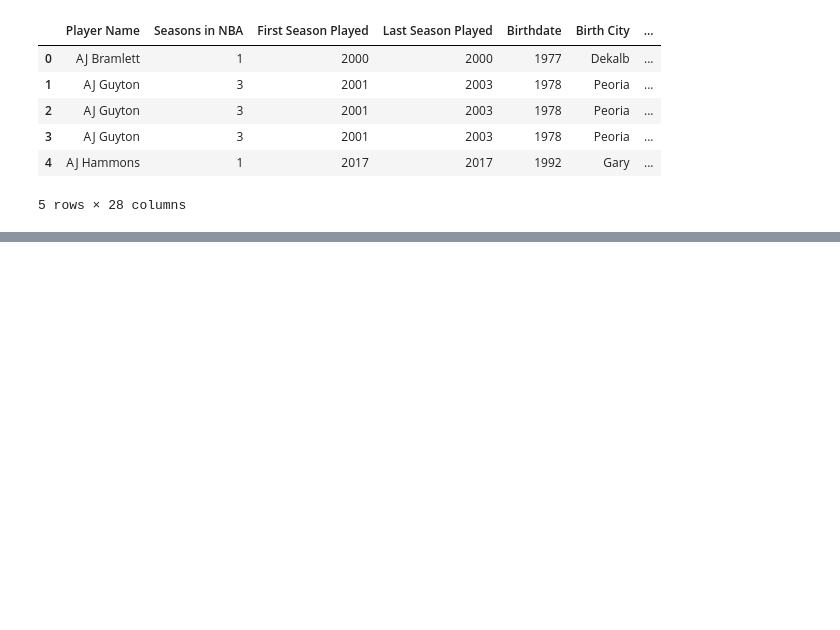
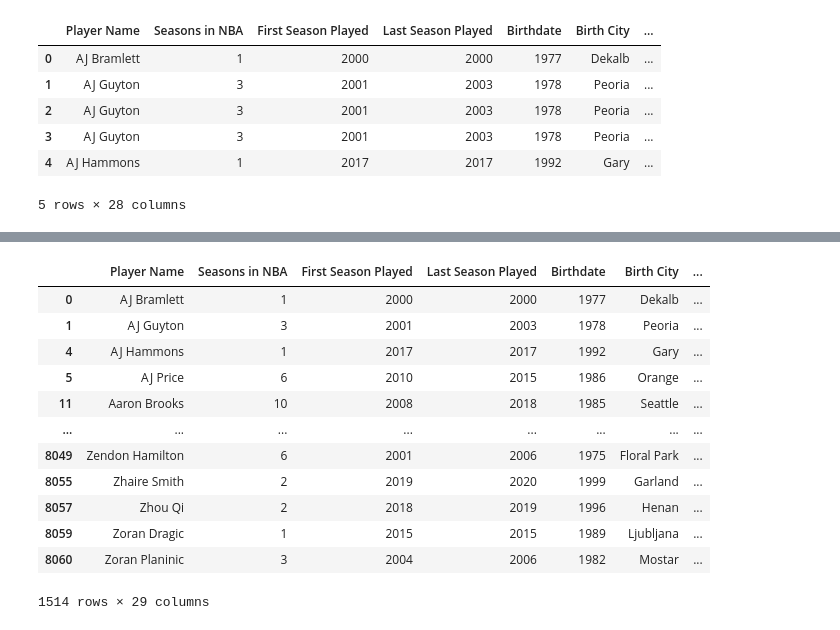
Before and after one commit to emitropoulos/Project-1, a Jupyter notebook: nba_analysis.ipynb, the cells around one changed output, grey strips where cells are left out. Cells and saved outputs as stored; diff of their text form; code cells hidden in the pictures; blank space fills up the shorter version.

```diff
--- a/nba_analysis.ipynb
+++ b/nba_analysis.ipynb
@@ -387,0 +382,18 @@ region_bar_data.plot(kind = 'bar', figsize = (10,5), color = 'blue', align = 'ce
+# %%
+# Remove Duplicates
+no_dup_nba_region_data = adding_stadiums.drop_duplicates(subset="Player Name")
+no_dup_nba_region_data
+# %% [output]
+|  | Player Name | Seasons in NBA | First Season Played | Last Season Played | Birthdate | Birth City | ... |
+| 0 | AJ Bramlett | 1 | 2000 | 2000 | 1977 | Dekalb | ... |
+| 1 | AJ Guyton | 3 | 2001 | 2003 | 1978 | Peoria | ... |
+| 4 | AJ Hammons | 1 | 2017 | 2017 | 1992 | Gary | ... |
+| 5 | AJ Price | 6 | 2010 | 2015 | 1986 | Orange | ... |
+| 11 | Aaron Brooks | 10 | 2008 | 2018 | 1985 | Seattle | ... |
+| ... | ... | ... | ... | ... | ... | ... | ... |
+| 8049 | Zendon Hamilton | 6 | 2001 | 2006 | 1975 | Floral Park | ... |
+| 8055 | Zhaire Smith | 2 | 2019 | 2020 | 1999 | Garland | ... |
+| 8057 | Zhou Qi | 2 | 2018 | 2019 | 1996 | Henan | ... |
+| 8059 | Zoran Dragic | 1 | 2015 | 2015 | 1989 | Ljubljana | ... |
+| 8060 | Zoran Planinic | 3 | 2004 | 2006 | 1982 | Mostar | ... |
+1514 rows × 29 columns
```
Also changed, not shown: parts of 7 cells of this notebook.
